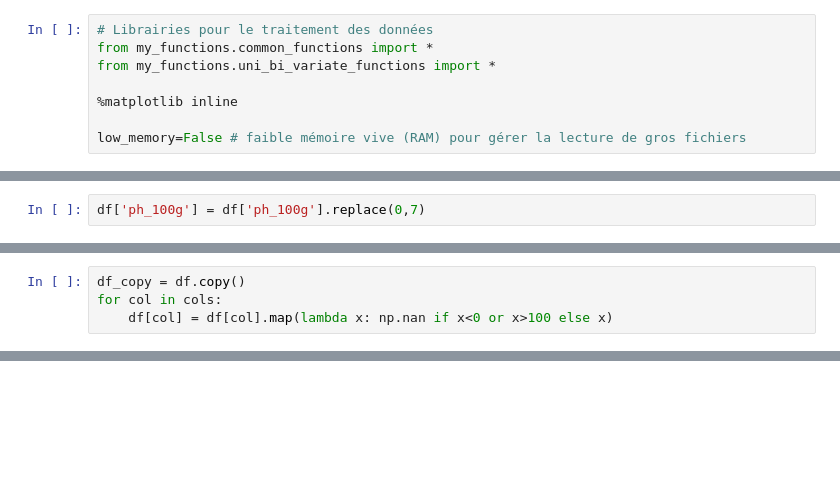
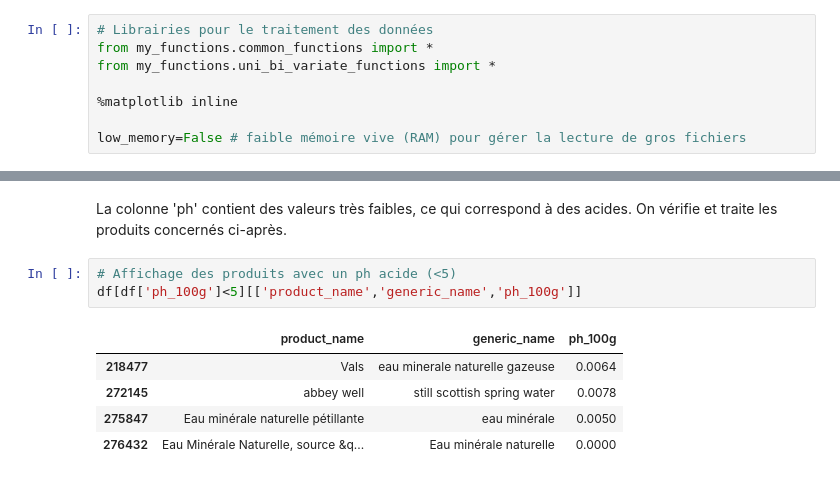
Before and after one commit to DrHadiNono/Notebooks-OC, a Jupyter notebook: Projets/P3/PSanté_01_notebooknettoyage.ipynb, the cells around one changed output, grey strips where cells are left out. Cells and saved outputs as stored; diff of their text form; blank space fills up the shorter version.

```diff
--- a/Projets/P3/PSanté_01_notebooknettoyage.ipynb
+++ b/Projets/P3/PSanté_01_notebooknettoyage.ipynb
@@ -104,2 +91,0 @@ df[df['ph_100g']==0]
-# %%
-df['ph_100g'] = df['ph_100g'].replace(0,7)
@@ -112,4 +91,0 @@ print(cols)
-# %%
-df_copy = df.copy()
-for col in cols:
-    df[col] = df[col].map(lambda x: np.nan if x<0 or x>100 else x)
@@ -260,0 +108,11 @@ Voici un sous-échantillon aléatoire :
+# %% [markdown]
+La colonne 'ph' contient des valeurs très faibles, ce qui correspond à des acides. On vérifie et traite les produits concernés ci-après.
+# %%
+# Affichage des produits avec un ph acide (<5)
+df[df['ph_100g']<5][['product_name','generic_name','ph_100g']]
+# %% [output]
+|  | product_name | generic_name | ph_100g |
+| 218477 | Vals | eau minerale naturelle gazeuse | 0.0064 |
+| 272145 | abbey well | still scottish spring water | 0.0078 |
+| 275847 | Eau minérale naturelle pétillante | eau minérale | 0.0050 |
+| 276432 | Eau Minérale Naturelle, source &q... | Eau minérale naturelle | 0.0000 |
```
Also changed, not shown: parts of 78 cells of this notebook, 2 other files.
